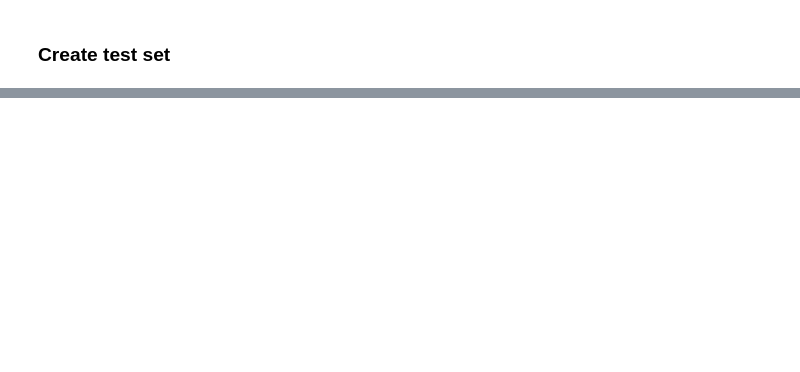
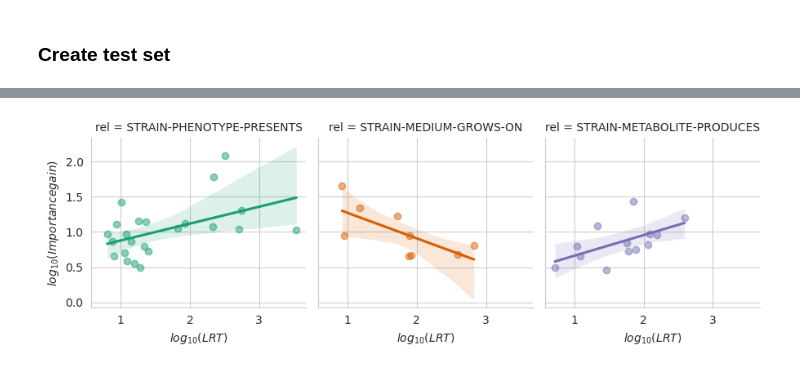
Before and after one commit to danielzmbp/NLP4Pheno, a Jupyter notebook: notebooks/analyze_xgboost_binary_gain.ipynb, the cells around one changed output, grey strips where cells are left out. Saved outputs shown, nothing was run; the diff lists cells and outputs as text; code cells hidden in the pictures; blank space fills up the shorter version.

```diff
--- a/notebooks/analyze_xgboost_binary_gain.ipynb
+++ b/notebooks/analyze_xgboost_binary_gain.ipynb
@@ -439,0 +461,13 @@ for root, dirs, files in tqdm(os.walk(directory)):
+# %%
+import seaborn as sns
+import matplotlib.pyplot as plt
+
+# Set the color palette to the accent color set
+sns.set_palette("Dark2")
+
+# Your code for plotting the dataframe
+g = sns.lmplot(x="logLRT", y="log_imp", col="rel", hue="rel", data=all_merged[(all_merged.p_value < 0.05) & (all_merged.rel.isin(["STRAIN-PHENOTYPE-PRESENTS", "STRAIN-METABOLITE-PRODUCES", "STRAIN-MEDIUM-GROWS-ON"]))], aspect=1, height=3, scatter_kws={"alpha": 0.5})
+g.set_axis_labels("$log_{10}(LRT)$", "$log_{10}(Importance gain)$")
+plt.savefig("figures/xgboost/positive_selection.pdf", bbox_inches="tight")
+# %% [output]
+[figure, added]
```
Also changed, not shown: parts of 35 cells of this notebook, 3 other files.
